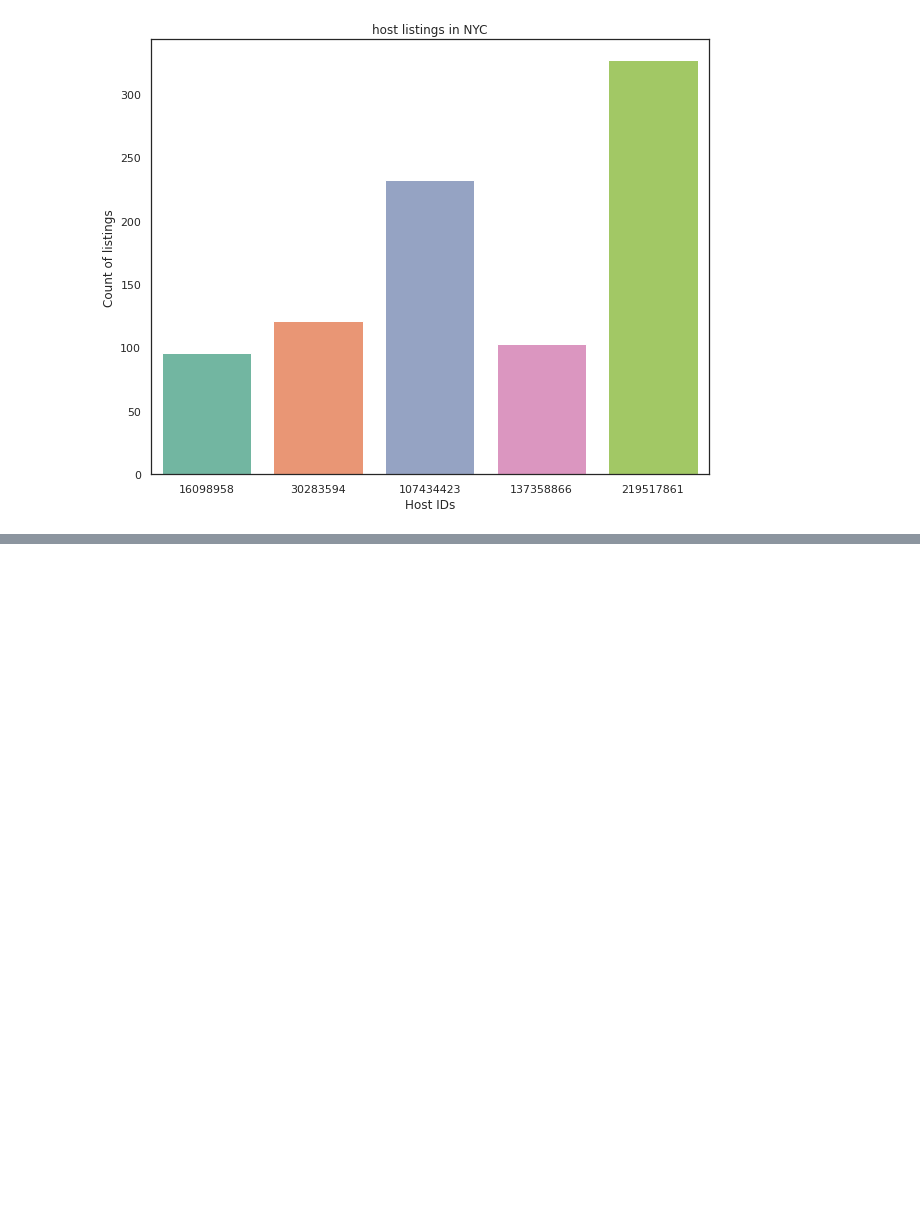
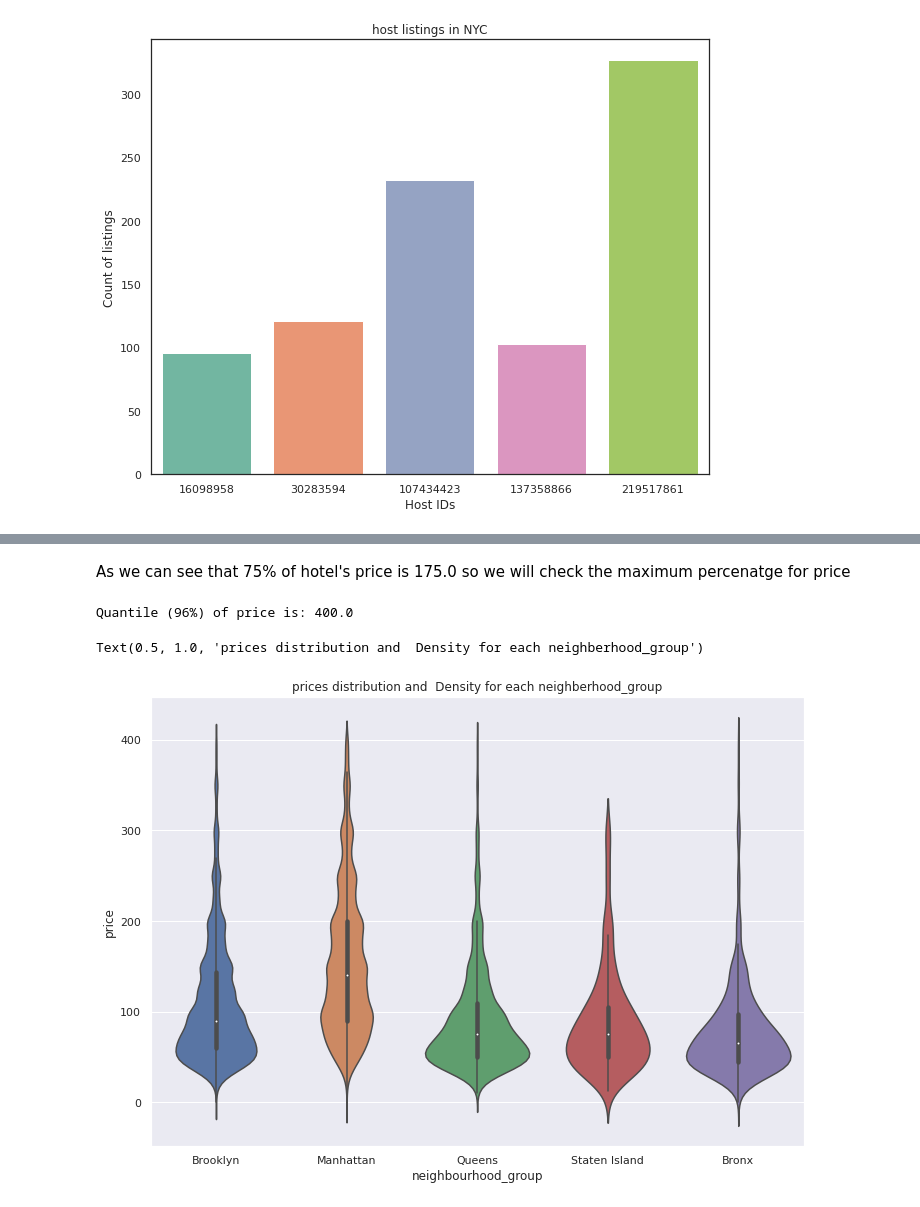
Before and after one commit to Ratnakar2022/Airbnb-data-analysis, a Jupyter notebook: Airbnb_Bookings_Analysis_Capstone_Project.ipynb, the cells around one changed output, grey strips where cells are left out. Cells and saved outputs as stored; diff of their text form; code cells hidden in the pictures; blank space fills up the shorter version.

```diff
--- a/Airbnb_Bookings_Analysis_Capstone_Project.ipynb
+++ b/Airbnb_Bookings_Analysis_Capstone_Project.ipynb
@@ -197,0 +220,16 @@ Text(0.5, 0, 'Host IDs')
+# %% [markdown]
+As we can see that 75% of hotel's price is 175.0 so we will check the maximum percenatge for price
+# %%
+# we will check the 96% of data's price
+print("Quantile (96%) of price is:", df_airbnb.price.quantile(0.96))
+# %% [output]
+Quantile (96%) of price is: 400.0
+# %%
+#Now we explore the distribtuion of prices with violinplot and aggregation.
+price_400 = df_airbnb[df_airbnb.price < 400]
+sns.set(rc={'figure.figsize':(11.7,8.27)})
+fig = sns.violinplot(data=price_400, x='neighbourhood_group', y='price')
+fig.set_title('prices distribution and  Density for each neighberhood_group')
+# %% [output]
+Text(0.5, 1.0, 'prices distribution and  Density for each neighberhood_group')
+[figure, added]
```
Also changed, not shown: parts of 3 cells of this notebook.
